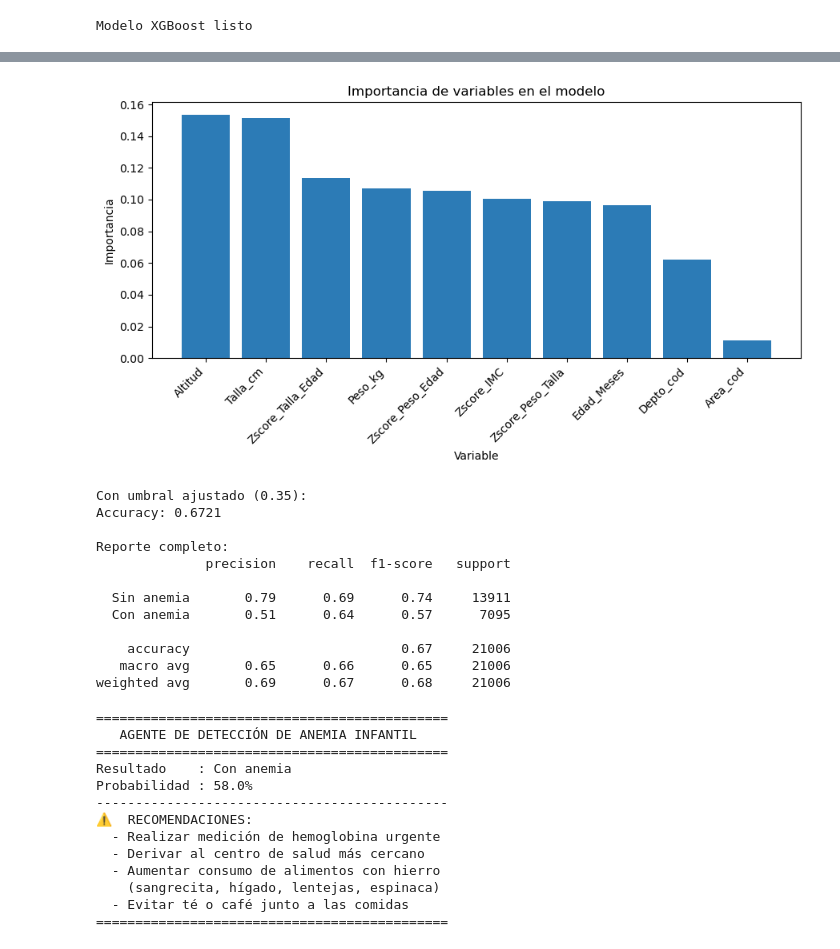
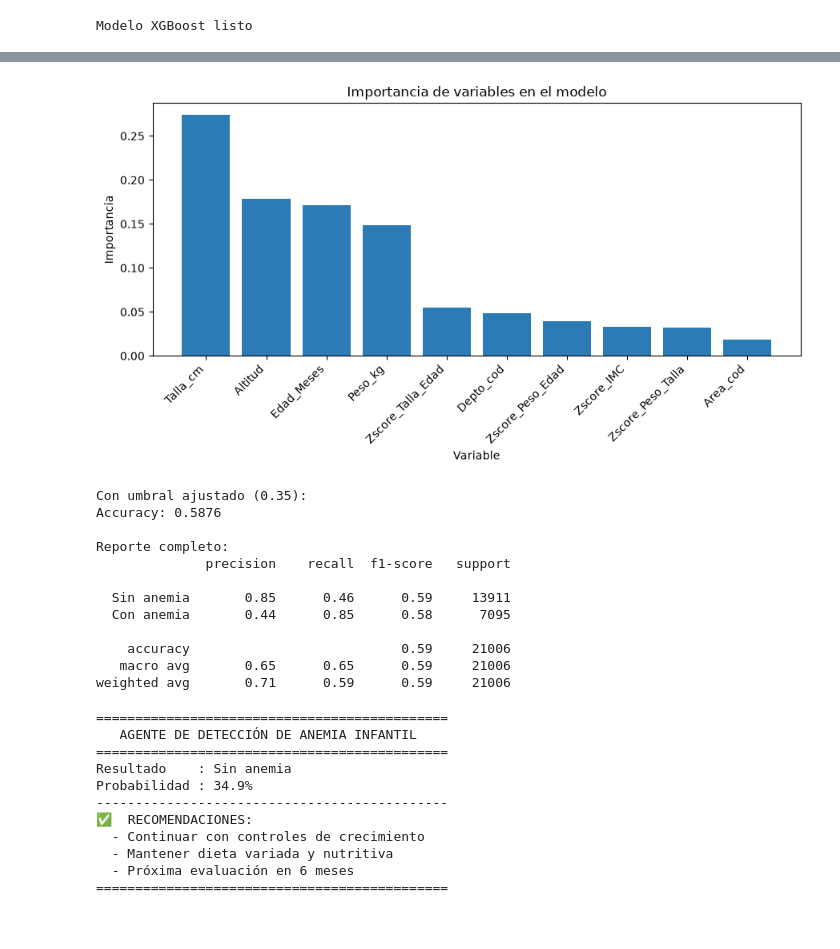
Before and after one commit to fbarrueta22/proyecto-ag-anemia, a Jupyter notebook: machine_learning.ipynb, the cells around one changed output, grey strips where cells are left out. Cells and saved outputs as stored; diff of their text form; code cells hidden in the pictures.

```diff
--- a/machine_learning.ipynb
+++ b/machine_learning.ipynb
@@ -116,21 +147,21 @@ plt.show()
 # %%
 # Importancia de cada variable en el modelo
-importancias = pd.Series(modelo.feature_importances_, index=features)
+importancias = pd.Series(modelo_rf.feature_importances_, index=features)
 importancias = importancias.sort_values(ascending=False)
 
 plt.figure(figsize=(9, 5))
 plt.bar(importancias.index, importancias.values, color='#2C7BB6')
 plt.title('Importancia de variables en el modelo')
 plt.xlabel('Variable')
 plt.ylabel('Importancia')
 plt.xticks(rotation=45, ha='right')
 plt.tight_layout()
 plt.show()
 # %% [output]
-[figure, old version]
+[figure, new version]
 # %%
 # Ajustar umbral: en vez de 0.5 usamos 0.35
-y_prob = modelo.predict_proba(X_test)[:, 1]
+y_prob = modelo_rf.predict_proba(X_test)[:, 1]
 y_pred_ajustado = (y_prob >= 0.35).astype(int)
 
 print("Con umbral ajustado (0.35):")
@@ -139,17 +170,17 @@ print("\nReporte completo:")
 print(classification_report(y_test, y_pred_ajustado, target_names=['Sin anemia', 'Con anemia']))
 # %% [output]
 Con umbral ajustado (0.35):
-Accuracy: 0.6721
+Accuracy: 0.5876
 
 Reporte completo:
               precision    recall  f1-score   support
 
-  Sin anemia       0.79      0.69      0.74     13911
-  Con anemia       0.51      0.64      0.57      7095
+  Sin anemia       0.85      0.46      0.59     13911
+  Con anemia       0.44      0.85      0.58      7095
 
-    accuracy                           0.67     21006
-   macro avg       0.65      0.66      0.65     21006
-weighted avg       0.69      0.67      0.68     21006
+    accuracy                           0.59     21006
+   macro avg       0.65      0.65      0.59     21006
+weighted avg       0.71      0.59      0.59     21006
 # %%
 # Función del agente inteligente
 def agente_anemia(edad_meses, peso_kg, talla_cm, zscore_talla_edad,
@@ -195,27 +226,25 @@ def agente_anemia(edad_meses, peso_kg, talla_cm, zscore_talla_edad,
 # Prueba del agente con un niño de ejemplo
 agente_anemia(
     edad_meses       = 24,
-    peso_kg          = 11.5,
-    talla_cm         = 83.0,
-    zscore_talla_edad= -1.2,
-    zscore_peso_edad = -0.8,
-    zscore_peso_talla= -0.3,
-    zscore_imc       = -0.3,
-    altitud          = 3500,
-    area             = 'Rural',
-    departamento     = 'Puno'
+    peso_kg          = 12.5,
+    talla_cm         = 87.0,
+    zscore_talla_edad= 1.0,
+    zscore_peso_edad = 1.8,
+    zscore_peso_talla= 1.3,
+    zscore_imc       = 1.0,
+    altitud          = 50,
+    area             = 'Urbana',
+    departamento     = 'Lima'
 )
 # %% [output]
 =============================================
    AGENTE DE DETECCIÓN DE ANEMIA INFANTIL
 =============================================
-Resultado    : Con anemia
-Probabilidad : 58.0%
+Resultado    : Sin anemia
+Probabilidad : 34.9%
 ---------------------------------------------
-⚠️  RECOMENDACIONES:
-  - Realizar medición de hemoglobina urgente
-  - Derivar al centro de salud más cercano
-  - Aumentar consumo de alimentos con hierro
-    (sangrecita, hígado, lentejas, espinaca)
-  - Evitar té o café junto a las comidas
+✅  RECOMENDACIONES:
+  - Continuar con controles de crecimiento
+  - Mantener dieta variada y nutritiva
+  - Próxima evaluación en 6 meses
 =============================================
```
Also changed, not shown: parts of 8 cells of this notebook, 1 other file.
